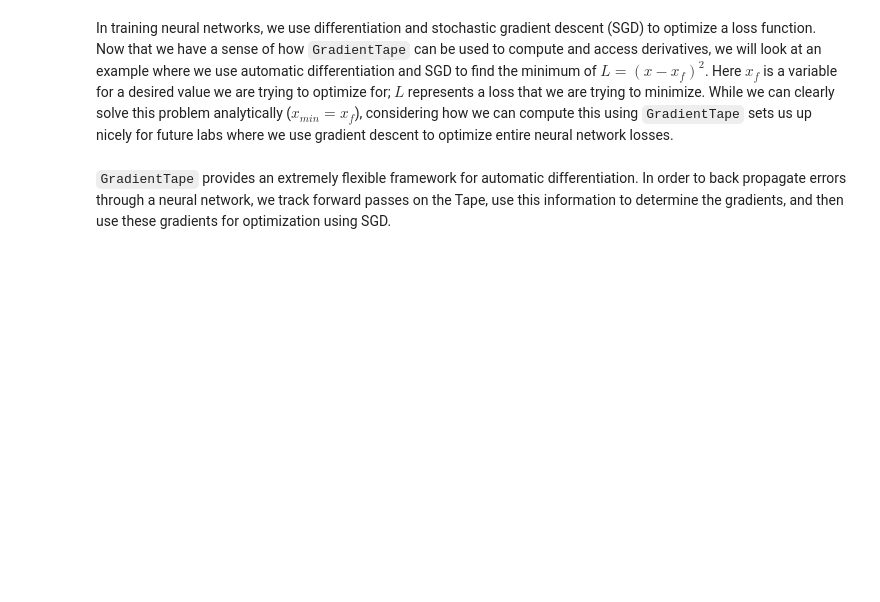
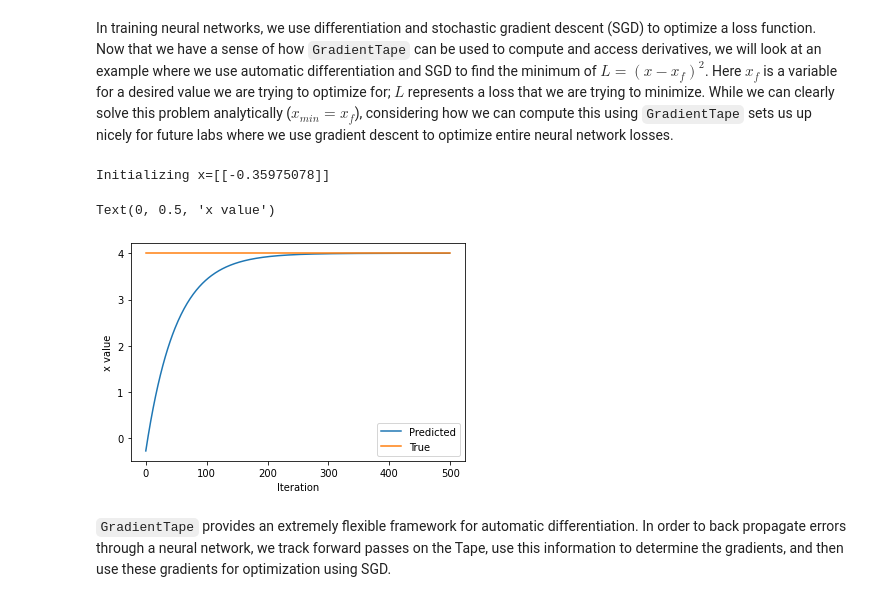
Before and after one commit to kaliasunil/FirstRepo, a Jupyter notebook: lab1/Part1_TensorFlow.ipynb, the cells around one changed output. Cells and saved outputs as stored; diff of their text form; code cells hidden in the pictures; blank space fills up the shorter version.

```diff
--- a/lab1/Part1_TensorFlow.ipynb
+++ b/lab1/Part1_TensorFlow.ipynb
@@ -363,33 +363,38 @@ In training neural networks, we use differentiation and stochastic gradient desc
 # %%
 ### Function minimization with automatic differentiation and SGD ###
 
 # Initialize a random value for our initial x
 x = tf.Variable([tf.random.normal([1])])
 print("Initializing x={}".format(x.numpy()))
 
 learning_rate = 1e-2 # learning rate for SGD
 history = []
 # Define the target value
 x_f = 4
 
 # We will run SGD for a number of iterations. At each iteration, we compute the loss,
 #   compute the derivative of the loss with respect to x, and perform the SGD update.
 for i in range(500):
   with tf.GradientTape() as tape:
     '''TODO: define the loss as described above'''
-    loss = # TODO
+    loss = (x - x_f)**2
+#    loss = # TODO
 
   # loss minimization using gradient tape
   grad = tape.gradient(loss, x) # compute the derivative of the loss with respect to x
   new_x = x - learning_rate*grad # sgd update
   x.assign(new_x) # update the value of x
   history.append(x.numpy()[0])
 
 # Plot the evolution of x as we optimize towards x_f!
 plt.plot(history)
 plt.plot([0, 500],[x_f,x_f])
 plt.legend(('Predicted', 'True'))
 plt.xlabel('Iteration')
 plt.ylabel('x value')
+# %% [output]
+Initializing x=[[-0.35975078]]
+Text(0, 0.5, 'x value')
+[figure, added]
 # %% [markdown]
 `GradientTape` provides an extremely flexible framework for automatic differentiation. In order to back propagate errors through a neural network, we track forward passes on the Tape, use this information to determine the gradients, and then use these gradients for optimization using SGD.
```
